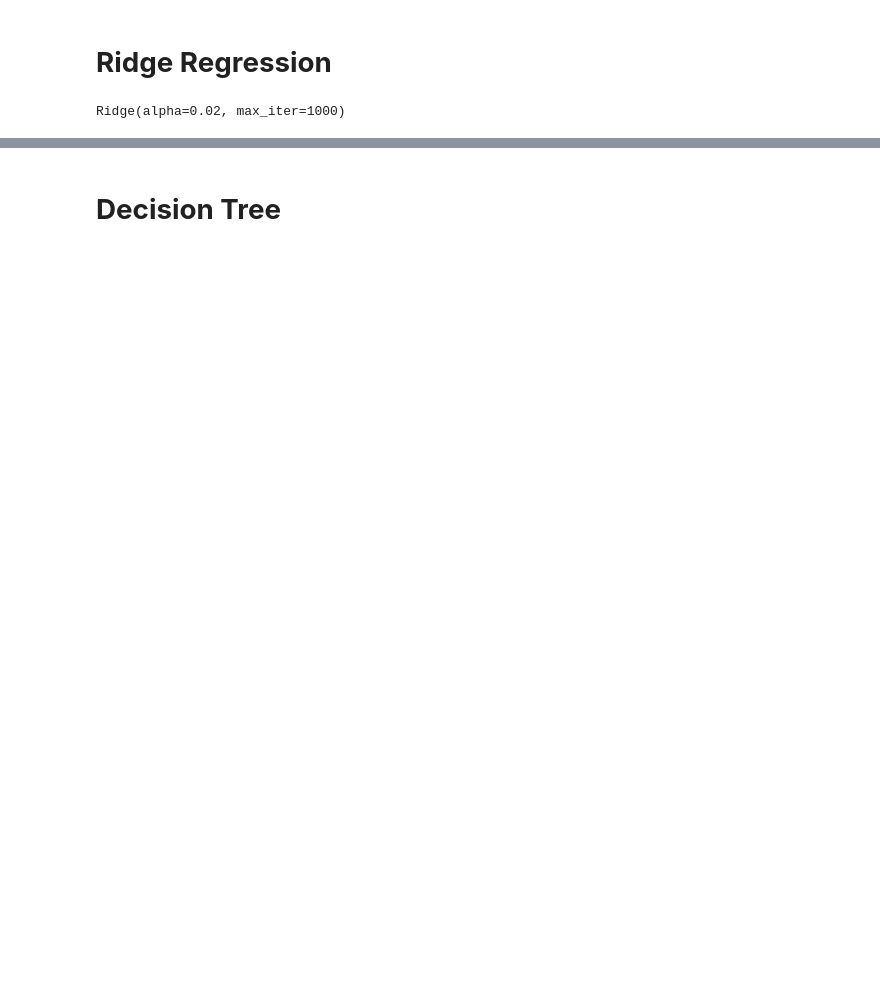
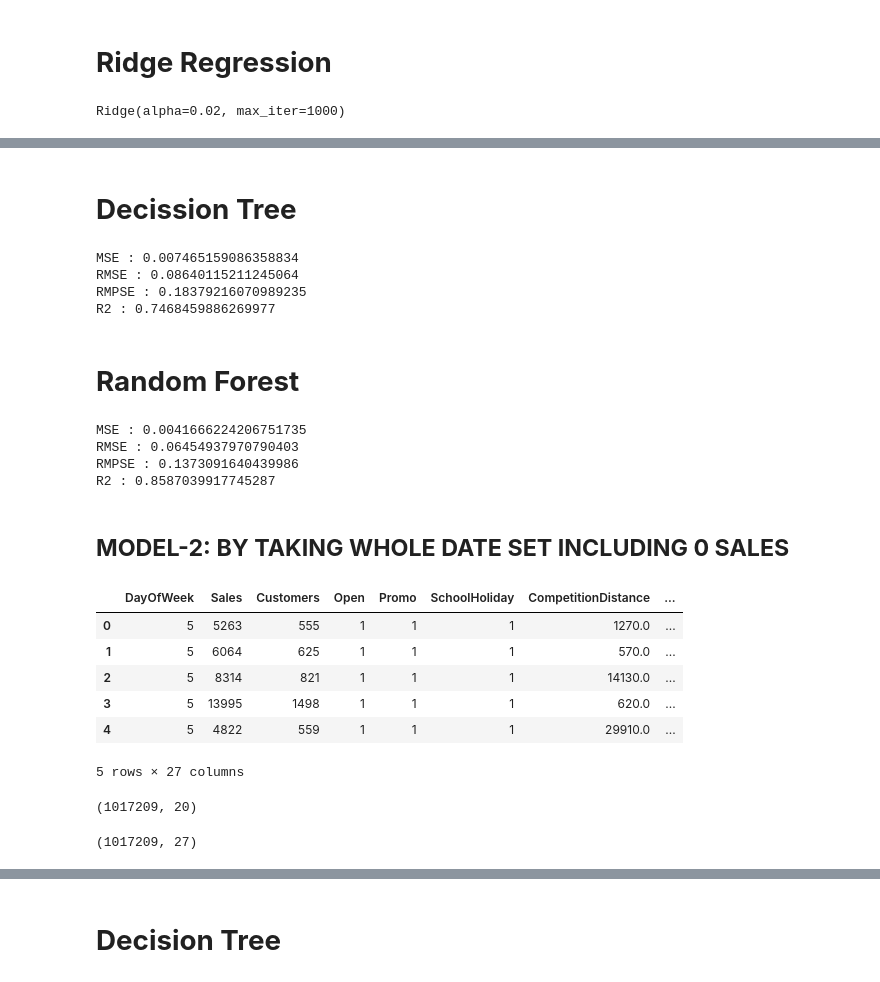
Before and after one commit to MANISH-KUMAR-CODES/Rossmann-Sales-Prediction, a Jupyter notebook: Rossmann_Sales_Prediction_Capstone_Project.ipynb, the cells around one changed output, grey strips where cells are left out. Cells and saved outputs as stored; diff of their text form; code cells hidden in the pictures; blank space fills up the shorter version.

```diff
--- a/Rossmann_Sales_Prediction_Capstone_Project.ipynb
+++ b/Rossmann_Sales_Prediction_Capstone_Project.ipynb
@@ -1084,0 +982,70 @@ Ridge(alpha=0.02, max_iter=1000)
+# %% [markdown]
+# **Decission Tree**
+# %%
+# decission tree
+from sklearn.metrics import  mean_squared_error
+from sklearn.tree import DecisionTreeRegressor
+
+decision_tree=DecisionTreeRegressor(max_depth=5)
+decision_tree.fit(X_train, y_train)
+y_pred_dt = decision_tree.predict(X_test)
+y_train_dt = decision_tree.predict(X_train)
+
+MSE  = mean_squared_error(y_test, y_pred_dt)
+print("MSE :" , MSE)
+
+RMSE = np.sqrt(MSE)
+print("RMSE :" ,RMSE)
+
+RMPSE=RMSE/sales_mean
+print("RMPSE :",RMPSE)
+
+r2 = r2_score(y_test, y_pred_dt)
+print("R2 :" ,r2)
+# %% [output]
+MSE : 0.007465159086358834
+RMSE : 0.08640115211245064
+RMPSE : 0.18379216070989235
+R2 : 0.7468459886269977
+# %% [markdown]
+# **Random Forest**
+# %%
+# Random forest
+# Fitting Random Forest Regression to the dataset
+# import the regressor
+random_forest=RandomForestRegressor(n_estimators =100,max_depth=10)
+random_forest.fit(X_train, y_train)
+y_pred_rf=random_forest.predict(X_test)
+MSE  = mean_squared_error(y_test, y_pred_rf)
+print("MSE :" , MSE)
+
+RMSE = np.sqrt(MSE)
+print("RMSE :" ,RMSE)
+
+RMPSE=RMSE/sales_mean
+print("RMPSE :",RMPSE)
+
+r2 = r2_score(y_test, y_pred_rf)
+print("R2 :" ,r2)
+# %% [output]
+MSE : 0.0041666224206751735
+RMSE : 0.06454937970790403
+RMPSE : 0.1373091640439986
+R2 : 0.8587039917745287
+# %% [markdown]
+## **MODEL-2: BY TAKING WHOLE DATE SET INCLUDING 0 SALES**
+# %%
+df_copy.head()
+# %% [output]
+|  | DayOfWeek | Sales | Customers | Open | Promo | SchoolHoliday | CompetitionDistance | ... |
+| 0 | 5 | 5263 | 555 | 1 | 1 | 1 | 1270.0 | ... |
+| 1 | 5 | 6064 | 625 | 1 | 1 | 1 | 570.0 | ... |
+| 2 | 5 | 8314 | 821 | 1 | 1 | 1 | 14130.0 | ... |
+| 3 | 5 | 13995 | 1498 | 1 | 1 | 1 | 620.0 | ... |
+| 4 | 5 | 4822 | 559 | 1 | 1 | 1 | 29910.0 | ... |
+5 rows × 27 columns
+# %%
+#original shape of our data including Zeroes
+df_copy.shape
+# %% [output]
+(1017209, 20)
@@ -1084,0 +1056,5 @@ Ridge(alpha=0.02, max_iter=1000)
+# %%
+# to check data shape after encoding
+df_copy.shape
+# %% [output]
+(1017209, 27)
```
Also changed, not shown: parts of 103 cells of this notebook.
